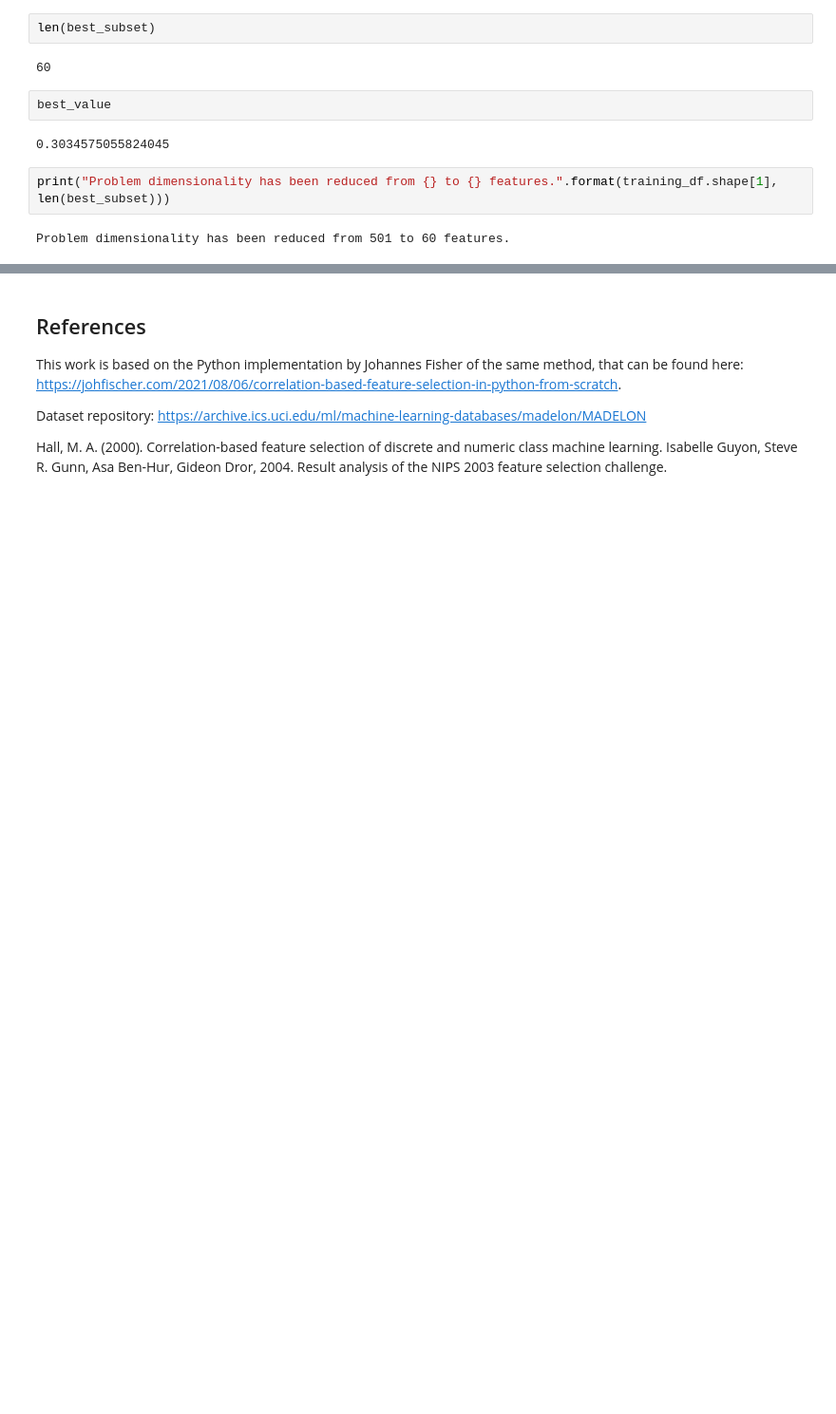
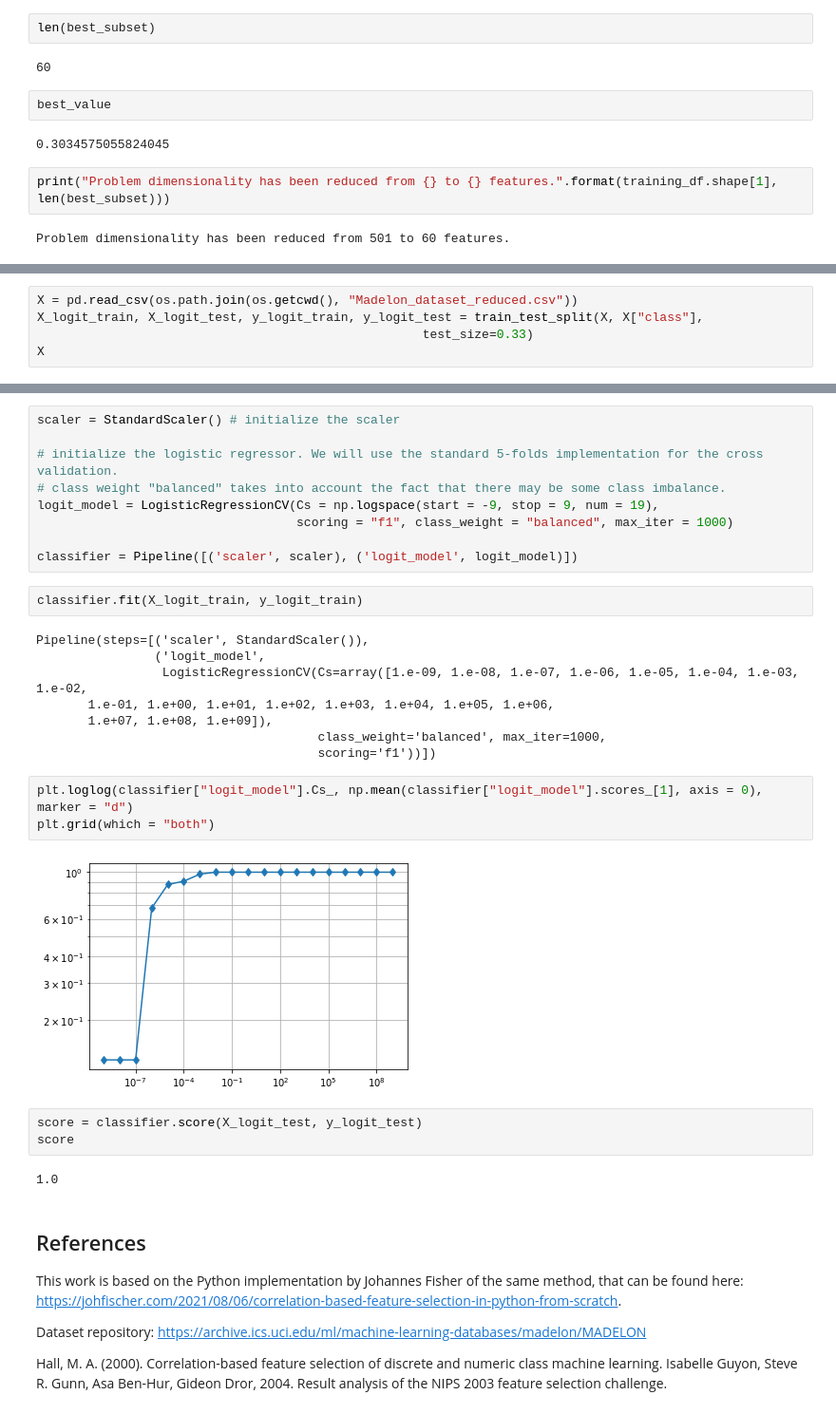
Before and after one commit to giuliots95/Correlation-based-feature-selection-method-for-classification, a Jupyter notebook: Correlation_based_feature_selection_method_for_classification.ipynb, the cells around one changed output, grey strips where cells are left out. Shown: that part at 95% size. Cells and saved outputs as stored; diff of their text form; blank space fills up the shorter version.

Commit message:
Added the training and scoring of a logit regressor.

```diff
--- a/Correlation_based_feature_selection_method_for_classification.ipynb
+++ b/Correlation_based_feature_selection_method_for_classification.ipynb
@@ -289,0 +327,5 @@ Problem dimensionality has been reduced from 501 to 60 features.
+# %%
+X = pd.read_csv(os.path.join(os.getcwd(), "Madelon_dataset_reduced.csv"))
+X_logit_train, X_logit_test, y_logit_train, y_logit_test = train_test_split(X, X["class"],
+                                                    test_size=0.33)
+X
@@ -290,3 +346,32 @@ Problem dimensionality has been reduced from 501 to 60 features.
+# %%
+scaler = StandardScaler() # initialize the scaler
+
+# initialize the logistic regressor. We will use the standard 5-folds implementation for the cross validation.
+# class weight "balanced" takes into account the fact that there may be some class imbalance.
+logit_model = LogisticRegressionCV(Cs = np.logspace(start = -9, stop = 9, num = 19),
+                                   scoring = "f1", class_weight = "balanced", max_iter = 1000)
+
+classifier = Pipeline([('scaler', scaler), ('logit_model', logit_model)])
+# %%
+classifier.fit(X_logit_train, y_logit_train)
+# %% [output]
+Pipeline(steps=[('scaler', StandardScaler()),
+                ('logit_model',
+                 LogisticRegressionCV(Cs=array([1.e-09, 1.e-08, 1.e-07, 1.e-06, 1.e-05, 1.e-04, 1.e-03, 1.e-02,
+       1.e-01, 1.e+00, 1.e+01, 1.e+02, 1.e+03, 1.e+04, 1.e+05, 1.e+06,
+       1.e+07, 1.e+08, 1.e+09]),
+                                      class_weight='balanced', max_iter=1000,
+                                      scoring='f1'))])
+# %%
+plt.loglog(classifier["logit_model"].Cs_, np.mean(classifier["logit_model"].scores_[1], axis = 0), marker = "d")
+plt.grid(which = "both")
+# %% [output]
+[figure, added]
+# %%
+score = classifier.score(X_logit_test, y_logit_test)
+score
+# %% [output]
+1.0
 # %% [markdown]
 ## References
 This work is based on the Python implementation by Johannes Fisher of the same method, that can be found here: https://johfischer.com/2021/08/06/correlation-based-feature-selection-in-python-from-scratch.
```
Also changed, not shown: parts of 8 cells of this notebook.
